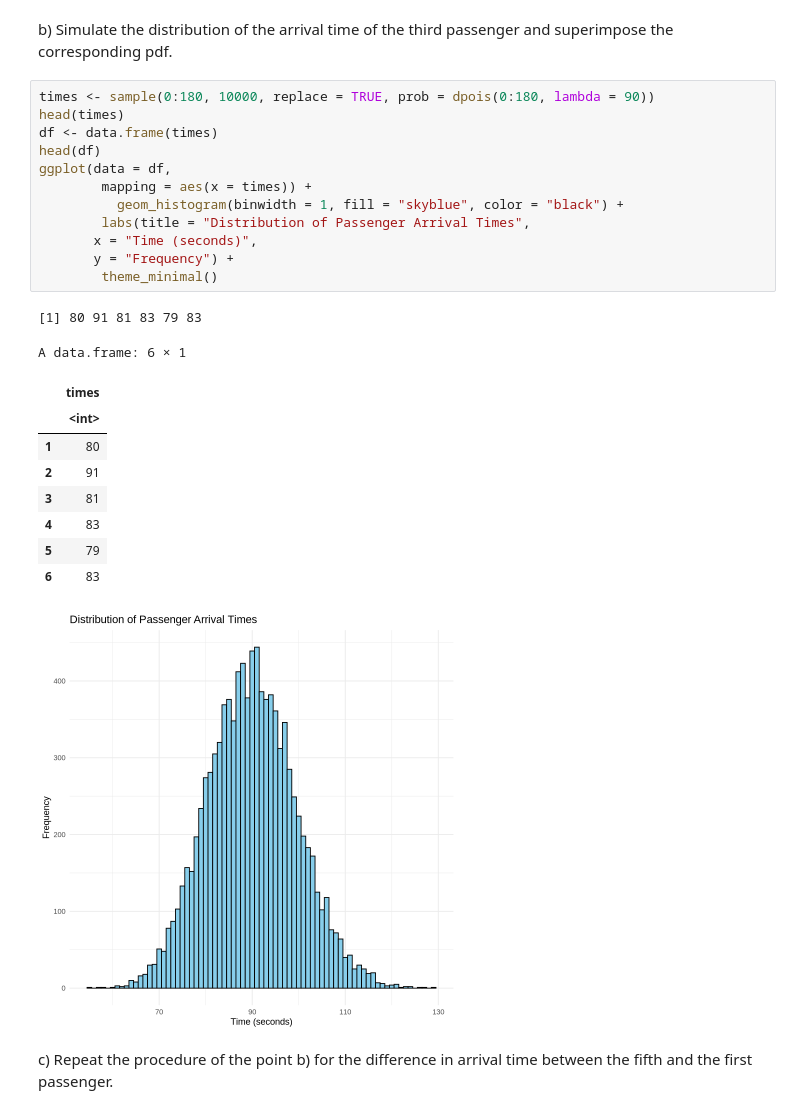
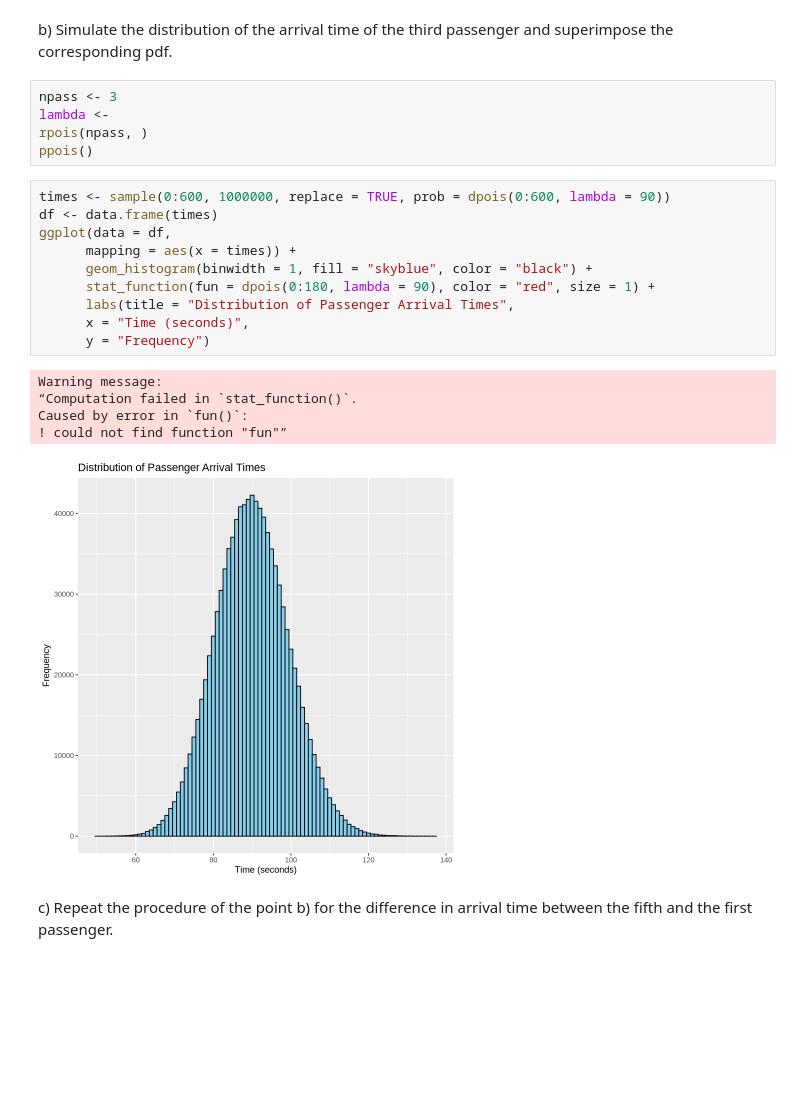
Before and after one commit to pietromalagoli/asp, a Jupyter notebook: code/lab02/Malagoli_Pietro_Lab02.ipynb, the cells around one changed output. Cells and saved outputs as stored; diff of their text form; blank space fills up the shorter version.

```diff
--- a/code/lab02/Malagoli_Pietro_Lab02.ipynb
+++ b/code/lab02/Malagoli_Pietro_Lab02.ipynb
@@ -241,30 +241,27 @@ print(paste("The probability of having less than 4 passengers on the bus after 3
 [1] "The probability of having less than 4 passengers on the bus after 3 minutes is 0.0892350783599889 ."
 # %% [markdown]
 b) Simulate the distribution of the arrival time of the third passenger and superimpose the corresponding pdf.
+# %%
+npass <- 3
+lambda <-
+rpois(npass, )
+ppois()
 # %%
-times <- sample(0:180, 10000, replace = TRUE, prob = dpois(0:180, lambda = 90))
-head(times)
+times <- sample(0:600, 1000000, replace = TRUE, prob = dpois(0:600, lambda = 90))
 df <- data.frame(times)
-head(df)
 ggplot(data = df,
-        mapping = aes(x = times)) +
-          geom_histogram(binwidth = 1, fill = "skyblue", color = "black") +
-        labs(title = "Distribution of Passenger Arrival Times",
-       x = "Time (seconds)",
-       y = "Frequency") +
-        theme_minimal()
+      mapping = aes(x = times)) +
+      geom_histogram(binwidth = 1, fill = "skyblue", color = "black") +
+      stat_function(fun = dpois(0:180, lambda = 90), color = "red", size = 1) +
+      labs(title = "Distribution of Passenger Arrival Times",
+      x = "Time (seconds)",
+      y = "Frequency")
 # %% [output]
-[1] 80 91 81 83 79 83
+Warning message:
+“Computation failed in `stat_function()`.
+Caused by error in `fun()`:
+! could not find function "fun"”
-A data.frame: 6 × 1
-|  | times |
-|  | <int> |
-| 1 | 80 |
-| 2 | 91 |
-| 3 | 81 |
-| 4 | 83 |
-| 5 | 79 |
-| 6 | 83 |
-[figure, old version]
+[figure, new version]
 # %% [markdown]
 c) Repeat the procedure of the point b) for the difference in arrival time between the fifth and the
 first passenger.
```
